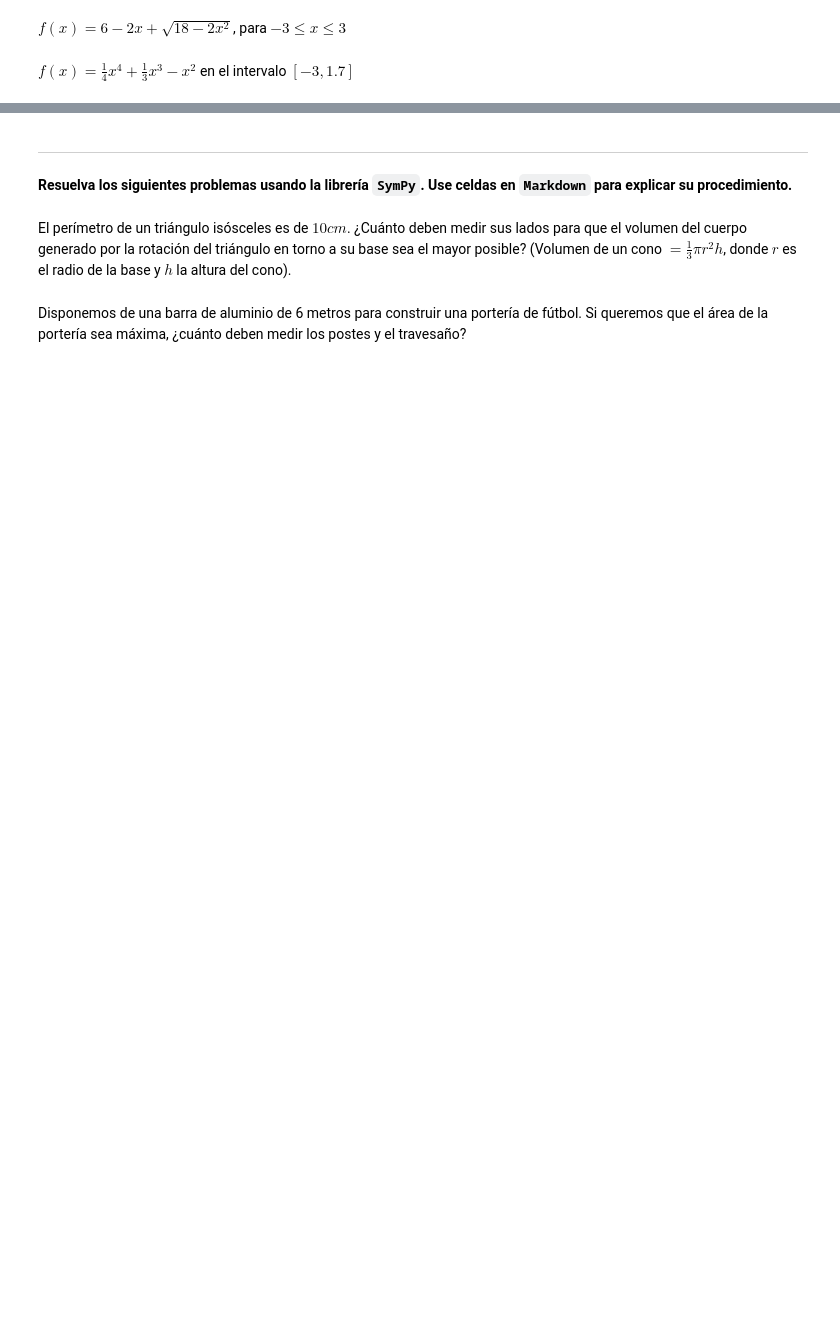
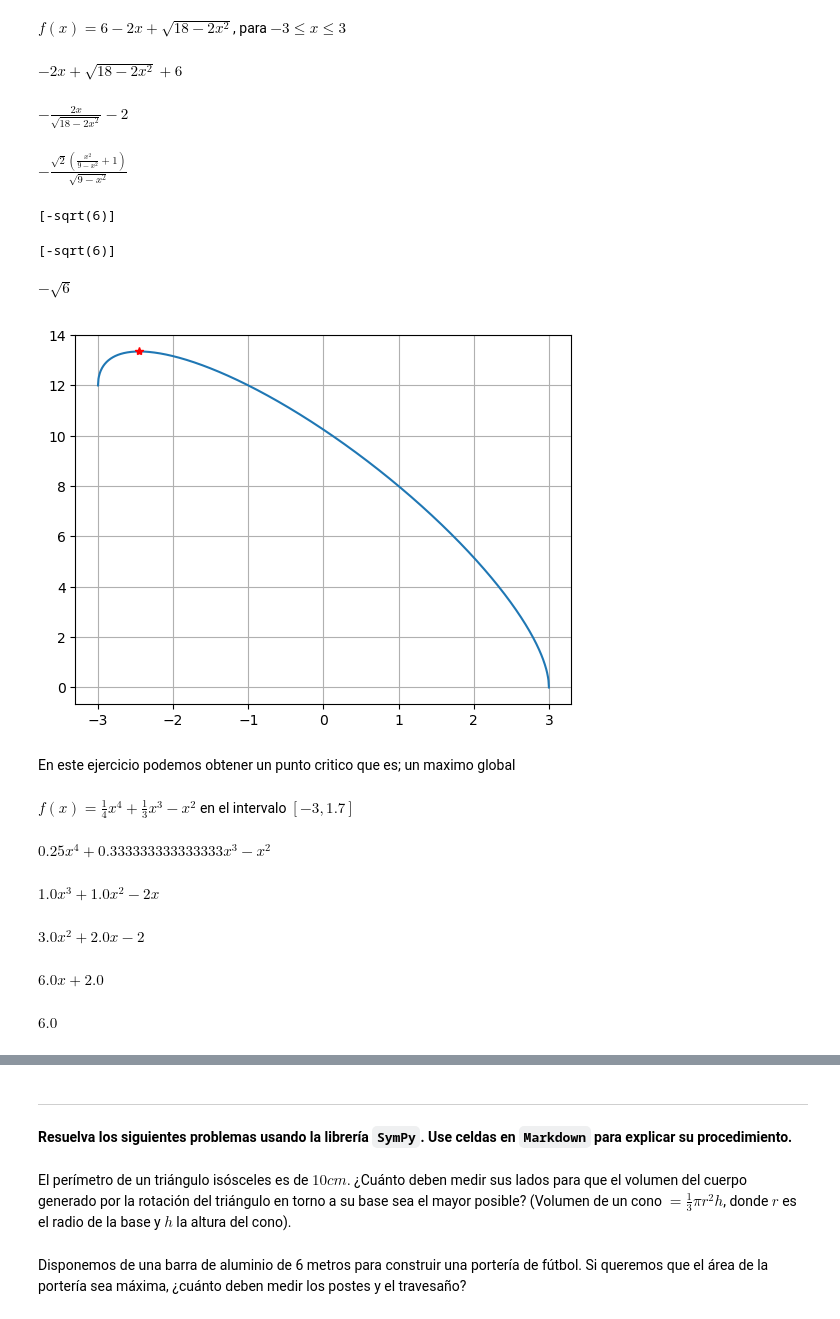
Before and after one commit to EdgarVenturaL/hello-world, a Jupyter notebook: A02 - Sympy.ipynb, the cells around one changed output, grey strips where cells are left out. Saved outputs shown, nothing was run; the diff lists cells and outputs as text; code cells hidden in the pictures; blank space fills up the shorter version.

```diff
--- a/A02 - Sympy.ipynb
+++ b/A02 - Sympy.ipynb
@@ -101,4 +106,83 @@ TypeError: 'Mul' object is not subscriptable
 # %% [markdown]
 $f(x)=6-2x+\sqrt{18-2x^2}$, para $-3\leq x\leq 3$
+# %%
+import sympy as sp
+
+def f(x):
+    return 6-2*x+sp.sqrt(18-2*x**2)
+def fn(x):
+    return 6-2*x+np.sqrt(18-2*x**2)
+
+sp.var("x")
+f(x)
+# %% [output]
+$\displaystyle - 2 x + \sqrt{18 - 2 x^{2}} + 6$
+# %%
+dfx=sp.diff(f(x),x)
+dfx
+# %% [output]
+$\displaystyle - \frac{2 x}{\sqrt{18 - 2 x^{2}}} - 2$
+# %%
+ddf=sp.diff(f(x),x,2)
+ddf
+# %% [output]
+$\displaystyle - \frac{\sqrt{2} \left(\frac{x^{2}}{9 - x^{2}} + 1\right)}{\sqrt{9 - x^{2}}}$
+# %%
+sol_x=sp.solve(dfx,x)
+sol_x
+# %% [output]
+[-sqrt(6)]
+# %%
+dg=sp.diff(f(x),x)
+pc=sp.solve(dg,x)
+pc
+# %% [output]
+[-sqrt(6)]
+# %%
+pc[0]
+# %% [output]
+$\displaystyle - \sqrt{6}$
+# %%
+xn= np.linspace(-3,3,1000)
+yn=fn(xn)
+plt.figure()
+plt.plot(xn,yn)
+plt.plot(pc[0],fn(float(pc[0])),"*r")
+plt.grid()
+# %% [output]
+[figure, added]
+# %% [markdown]
+En este ejercicio podemos obtener un punto critico que es; un maximo global
 # %% [markdown]
 $f(x)=\frac{1}{4}x^4+\frac{1}{3}x^3-x^2$ en el intervalo $[-3,1.7]$
+# %%
+import sympy as sp
+
+def f(x):
+    return (1/4)*x**4 + (1/3)*x**3-x**2
+
+
+sp.var("x")
+f(x)
+# %% [output]
+$\displaystyle 0.25 x^{4} + 0.333333333333333 x^{3} - x^{2}$
+# %%
+dfx=sp.diff(f(x),x)
+dfx
+# %% [output]
+$\displaystyle 1.0 x^{3} + 1.0 x^{2} - 2 x$
+# %%
+ddf=sp.diff(f(x),x,2)
+ddf
+# %% [output]
+$\displaystyle 3.0 x^{2} + 2.0 x - 2$
+# %%
+ddf=sp.diff(f(x),x,3)
+ddf
+# %% [output]
+$\displaystyle 6.0 x + 2.0$
+# %%
+ddf=sp.diff(f(x),x,4)
+ddf
+# %% [output]
+$\displaystyle 6.0$
```
Also changed, not shown: parts of 14 cells of this notebook.
